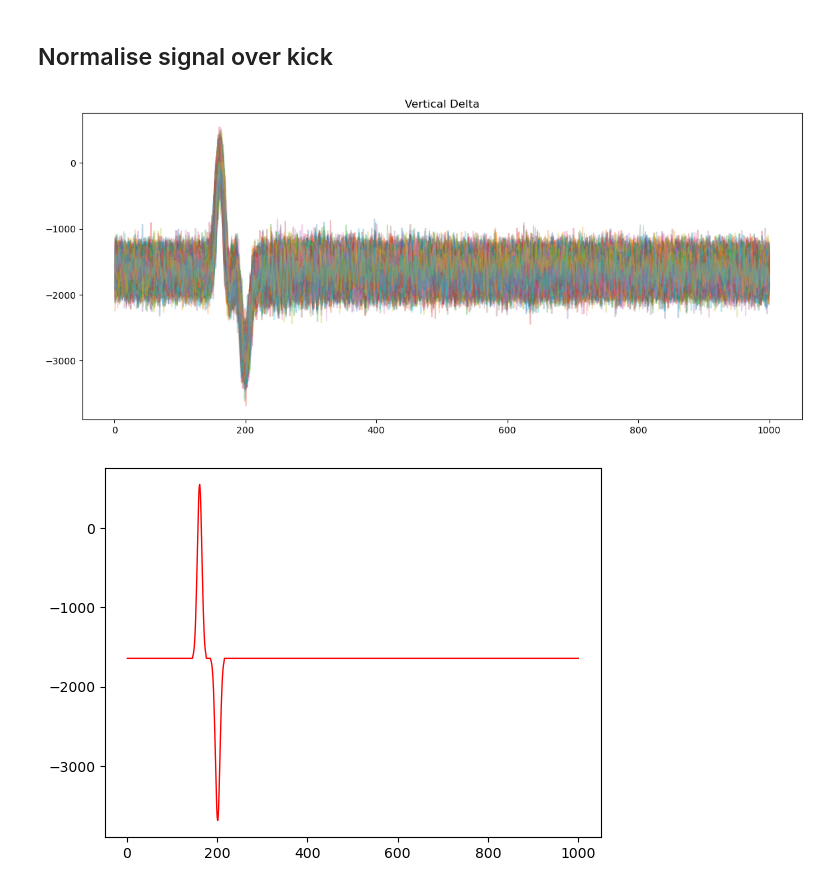
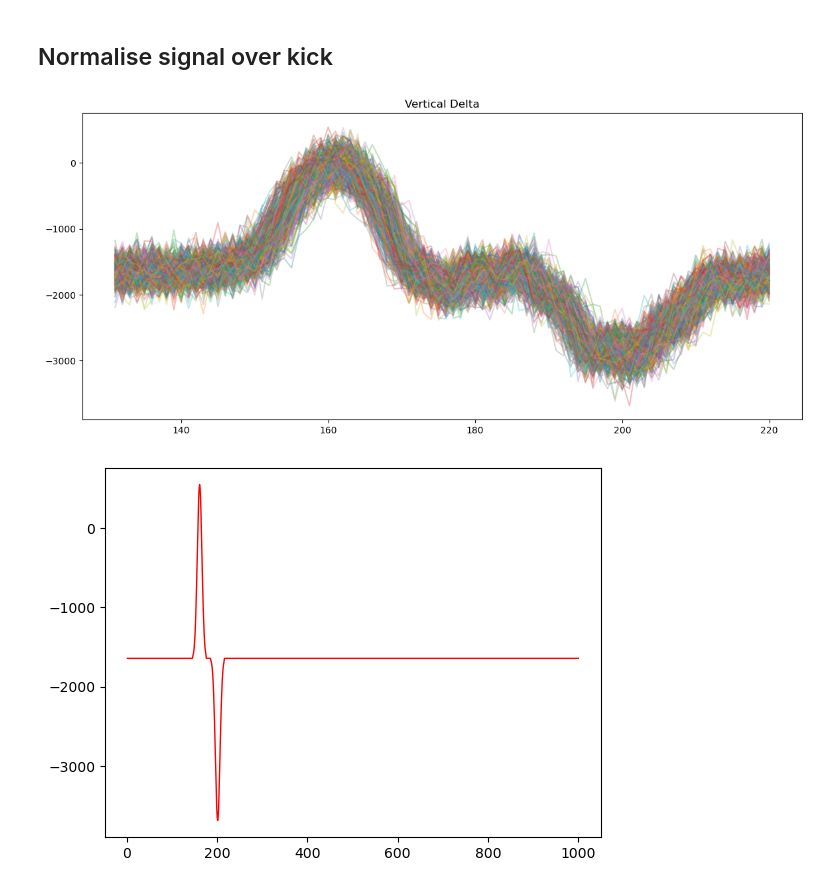
Before and after one commit to frastra2004/SPS_TMCI, a Jupyter notebook: beam_RMS_SPS.ipynb, the cells around one changed output. Cells and saved outputs as stored; diff of their text form; code cells hidden in the pictures.

```diff
--- a/beam_RMS_SPS.ipynb
+++ b/beam_RMS_SPS.ipynb
@@ -5,4 +5,15 @@ import pandas as pd
 import matplotlib.pyplot as plt
 import h5py
 # %%
-file = '/Users/francescostraniero/Documents/DPhil/SPS.BQHT_MD4_20181108_222234.h5'
+file = '/Users/straniero/Documents/Dphil/data_SPS/SPS.BQHT_MD4_20181108_222234.h5'
+#file = '/Users/straniero/Documents/Dphil/data_SPS/SPS.BQHT_MD2_20181026_131253.h5'
+# %%
+def print_tree(g, indent=0):
+    for key in g.keys():
+        item = g[key]
+        print("  " * indent + "|-- " + key)
+        if isinstance(item, h5py.Group):
+            print_tree(item, indent + 1)
+
+with h5py.File(file, "r") as f:
+    print_tree(f)
@@ -408,11 +426,11 @@ print(hist)
 # %%
 x3= np.linspace(1,1000,1000)
 plt.figure(figsize=(14,6))
 plt.title("Vertical Delta")
 for i in range(500):
-    plt.plot(x3[:],vert_delta_split[i,:], alpha=0.3)
+    plt.plot(x3[130:220],vert_delta_split[i,130:220], alpha=0.3)
 # %% [output]
-[figure, old version]
+[figure, new version]
 # %%
 #find maxs & mins indeces of unperturbed signal
 maxs_indices = []
```
Also changed, not shown: parts of 1 cell of this notebook, 1 other file.
